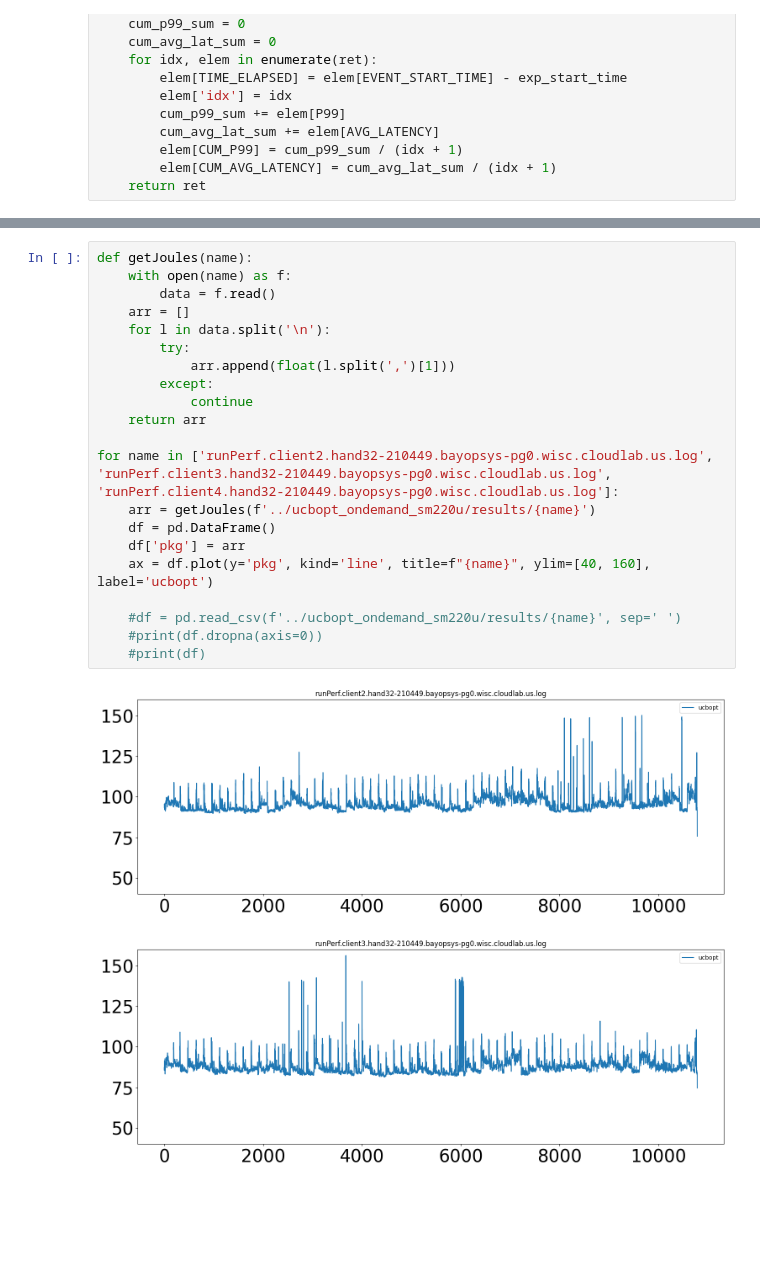
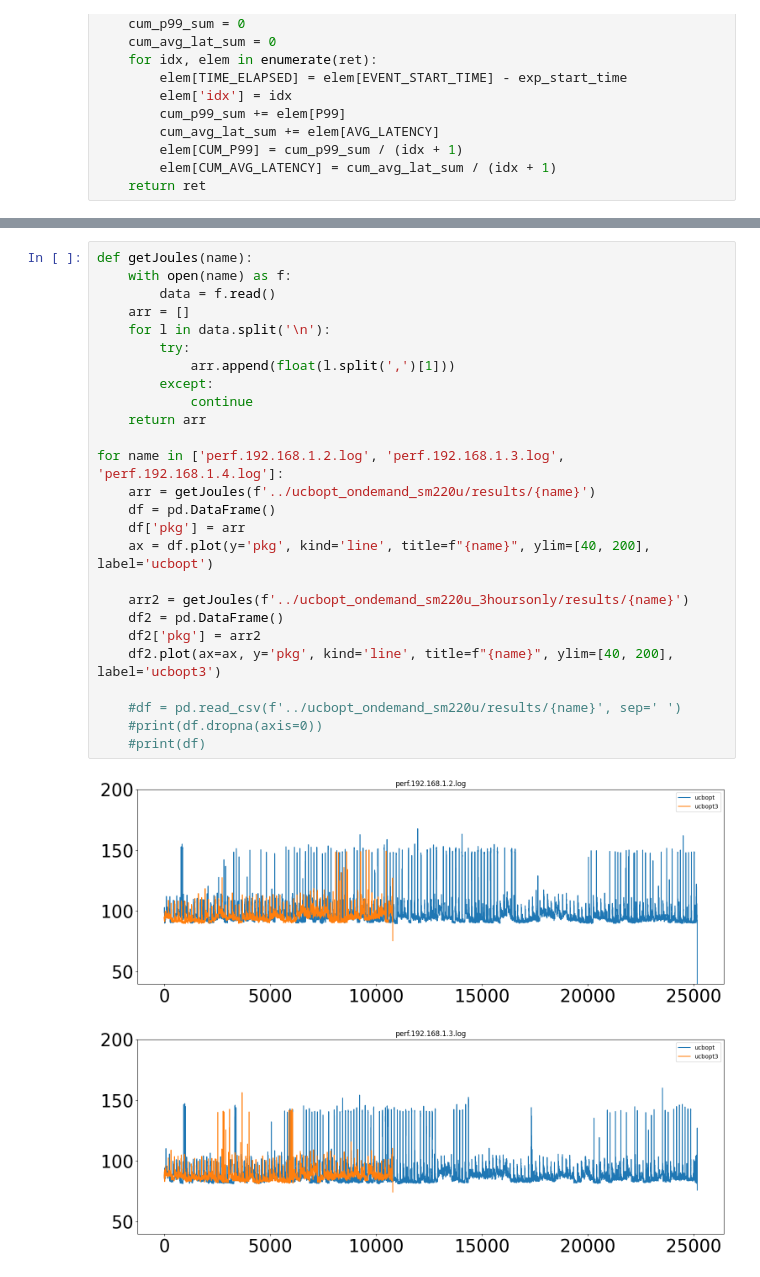
Before and after one commit to SustainableOpenShift/peakler, a Jupyter notebook: experiments/cilantro/jupyter-notebook/sm220u.ipynb, the cells around one changed output, grey strips where cells are left out. Saved outputs shown, nothing was run; the diff lists cells and outputs as text; blank space fills up the shorter version.

```diff
--- a/experiments/cilantro/jupyter-notebook/sm220u.ipynb
+++ b/experiments/cilantro/jupyter-notebook/sm220u.ipynb
@@ -166,24 +170,29 @@ plt.show()
 # %%
 def getJoules(name):
     with open(name) as f:
         data = f.read()
     arr = []
     for l in data.split('\n'):
         try:
             arr.append(float(l.split(',')[1]))
         except:
             continue
     return arr
 
-for name in ['runPerf.client2.hand32-210449.bayopsys-pg0.wisc.cloudlab.us.log', 'runPerf.client3.hand32-210449.bayopsys-pg0.wisc.cloudlab.us.log', 'runPerf.client4.hand32-210449.bayopsys-pg0.wisc.cloudlab.us.log']:
+for name in ['perf.192.168.1.2.log', 'perf.192.168.1.3.log', 'perf.192.168.1.4.log']:
     arr = getJoules(f'../ucbopt_ondemand_sm220u/results/{name}')
     df = pd.DataFrame()
     df['pkg'] = arr
-    ax = df.plot(y='pkg', kind='line', title=f"{name}", ylim=[40, 160], label='ucbopt')
+    ax = df.plot(y='pkg', kind='line', title=f"{name}", ylim=[40, 200], label='ucbopt')
+
+    arr2 = getJoules(f'../ucbopt_ondemand_sm220u_3hoursonly/results/{name}')
+    df2 = pd.DataFrame()
+    df2['pkg'] = arr2
+    df2.plot(ax=ax, y='pkg', kind='line', title=f"{name}", ylim=[40, 200], label='ucbopt3')
 
     #df = pd.read_csv(f'../ucbopt_ondemand_sm220u/results/{name}', sep=' ')
     #print(df.dropna(axis=0))
     #print(df)
 # %% [output]
-[figure, old version]
+[figure, new version]
-[figure, old version]
+[figure, new version]
```
Also changed, not shown: parts of 3 cells of this notebook.
